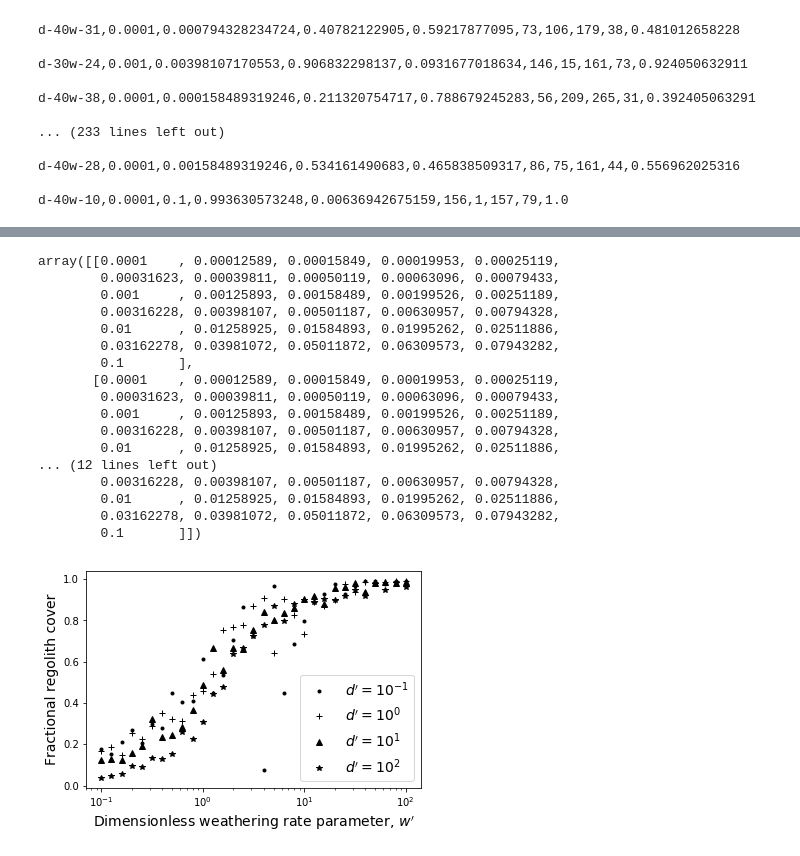
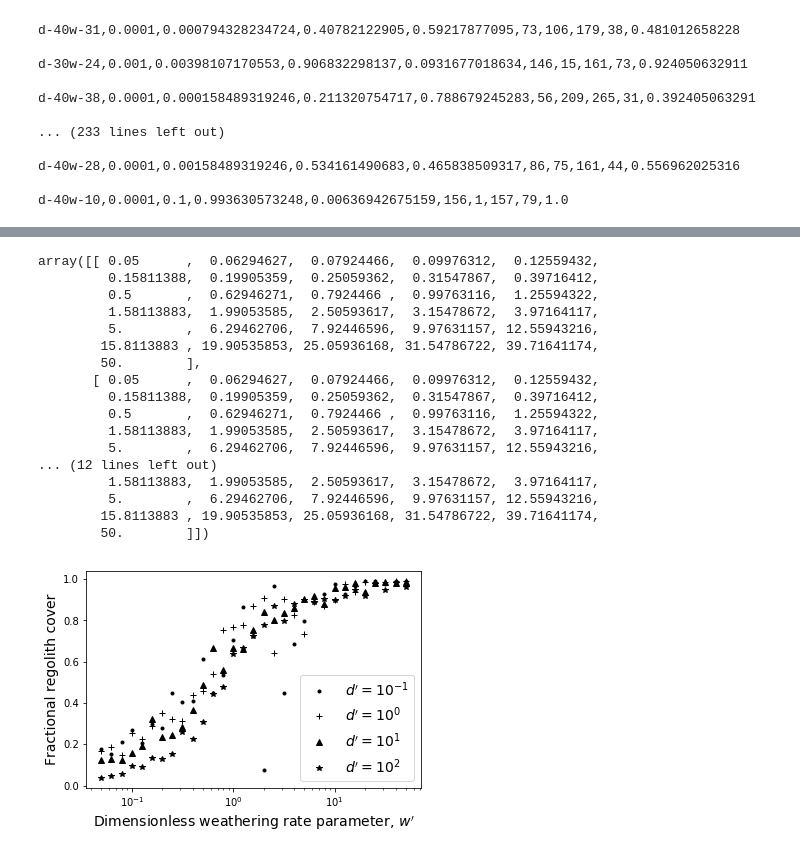
Before and after one commit to gregtucker/facetmorphology, a Jupyter notebook: DataAnalysis/analyze_and_plot_regolith_cover.ipynb, the cells around one changed output, grey strips where cells are left out. Cells and saved outputs as stored; diff of their text form; code cells hidden in the pictures.

```diff
--- a/DataAnalysis/analyze_and_plot_regolith_cover.ipynb
+++ b/DataAnalysis/analyze_and_plot_regolith_cover.ipynb
@@ -49,6 +49,10 @@ d-40w-28,0.0001,0.00158489319246,0.534161490683,0.465838509317,86,75,161,44,0.55
 
 d-40w-10,0.0001,0.1,0.993630573248,0.00636942675159,156,1,157,79,1.0
 # %%
-data = {'dprime' : dist_param, 'wprime': weath_param, 'cover': reg_cover_proportion}
+tau = 500.0  # average interval between one-cell slip events (corresponds to numerical model interval of 866 yr)
+dprime = dist_param * tau
+wprime = weath_param * tau
+data = {'d': dist_param, 'dprime': dprime, 'w': weath_param, 'wprime': wprime, 'cover': reg_cover_proportion}
 df = pd.DataFrame(data)
 df = df.sort_values(by=['dprime', 'wprime'])
+df
@@ -55,38 +78,38 @@ df = df.sort_values(by=['dprime', 'wprime'])
 # %%
 reg_cover_proportion = df['cover'].values.reshape((4, 31))
-weath_param = df['wprime'].values.reshape((4, 31))
-dist_param = df['dprime'].values.reshape((4, 31))
-weath_param
+wprime = df['wprime'].values.reshape((4, 31))
+dprime = df['dprime'].values.reshape((4, 31))
+wprime
 # %% [output]
-array([[0.0001    , 0.00012589, 0.00015849, 0.00019953, 0.00025119,
-        0.00031623, 0.00039811, 0.00050119, 0.00063096, 0.00079433,
-        0.001     , 0.00125893, 0.00158489, 0.00199526, 0.00251189,
-        0.00316228, 0.00398107, 0.00501187, 0.00630957, 0.00794328,
-        0.01      , 0.01258925, 0.01584893, 0.01995262, 0.02511886,
-        0.03162278, 0.03981072, 0.05011872, 0.06309573, 0.07943282,
-        0.1       ],
-       [0.0001    , 0.00012589, 0.00015849, 0.00019953, 0.00025119,
-        0.00031623, 0.00039811, 0.00050119, 0.00063096, 0.00079433,
-        0.001     , 0.00125893, 0.00158489, 0.00199526, 0.00251189,
-        0.00316228, 0.00398107, 0.00501187, 0.00630957, 0.00794328,
-        0.01      , 0.01258925, 0.01584893, 0.01995262, 0.02511886,
+array([[ 0.05      ,  0.06294627,  0.07924466,  0.09976312,  0.12559432,
+         0.15811388,  0.19905359,  0.25059362,  0.31547867,  0.39716412,
+         0.5       ,  0.62946271,  0.7924466 ,  0.99763116,  1.25594322,
+         1.58113883,  1.99053585,  2.50593617,  3.15478672,  3.97164117,
+         5.        ,  6.29462706,  7.92446596,  9.97631157, 12.55943216,
+        15.8113883 , 19.90535853, 25.05936168, 31.54786722, 39.71641174,
+        50.        ],
+       [ 0.05      ,  0.06294627,  0.07924466,  0.09976312,  0.12559432,
+         0.15811388,  0.19905359,  0.25059362,  0.31547867,  0.39716412,
+         0.5       ,  0.62946271,  0.7924466 ,  0.99763116,  1.25594322,
+         1.58113883,  1.99053585,  2.50593617,  3.15478672,  3.97164117,
+         5.        ,  6.29462706,  7.92446596,  9.97631157, 12.55943216,
 ... (12 lines left out)
-        0.00316228, 0.00398107, 0.00501187, 0.00630957, 0.00794328,
-        0.01      , 0.01258925, 0.01584893, 0.01995262, 0.02511886,
-        0.03162278, 0.03981072, 0.05011872, 0.06309573, 0.07943282,
-        0.1       ]])
+         1.58113883,  1.99053585,  2.50593617,  3.15478672,  3.97164117,
+         5.        ,  6.29462706,  7.92446596,  9.97631157, 12.55943216,
+        15.8113883 , 19.90535853, 25.05936168, 31.54786722, 39.71641174,
+        50.        ]])
 # %%
 psyms = ['k.', 'k+', 'k^', 'k*']
 
 # Plot the weathering + disturbance runs
 for d in range(4):
-    plt.semilogx(10.0**3 * weath_param[d,:], reg_cover_proportion[d,:], psyms[d])
+    plt.semilogx(wprime[d,:], reg_cover_proportion[d,:], psyms[d])
 
 # Labels and legend
 plt.xlabel(r"Dimensionless weathering rate parameter, $w'$", fontsize=14)
 plt.ylabel('Fractional regolith cover', fontsize=14)
 plt.legend([r"$d'= 10^{-1}$", r"$d'= 10^0$", r"$d'= 10^1$", r"$d'= 10^2$", r"$d' \rightarrow \infty$", r"$\theta = 60^\circ - 360 w' / \pi$", r"$\theta = 30^\circ$"], fontsize=14)
 
 plt.savefig('reg_cover_vs_wprime.pdf')
 # %% [output]
-[figure, old version]
+[figure, new version]
```
Also changed, not shown: parts of 1 cell of this notebook, 12 other files.
